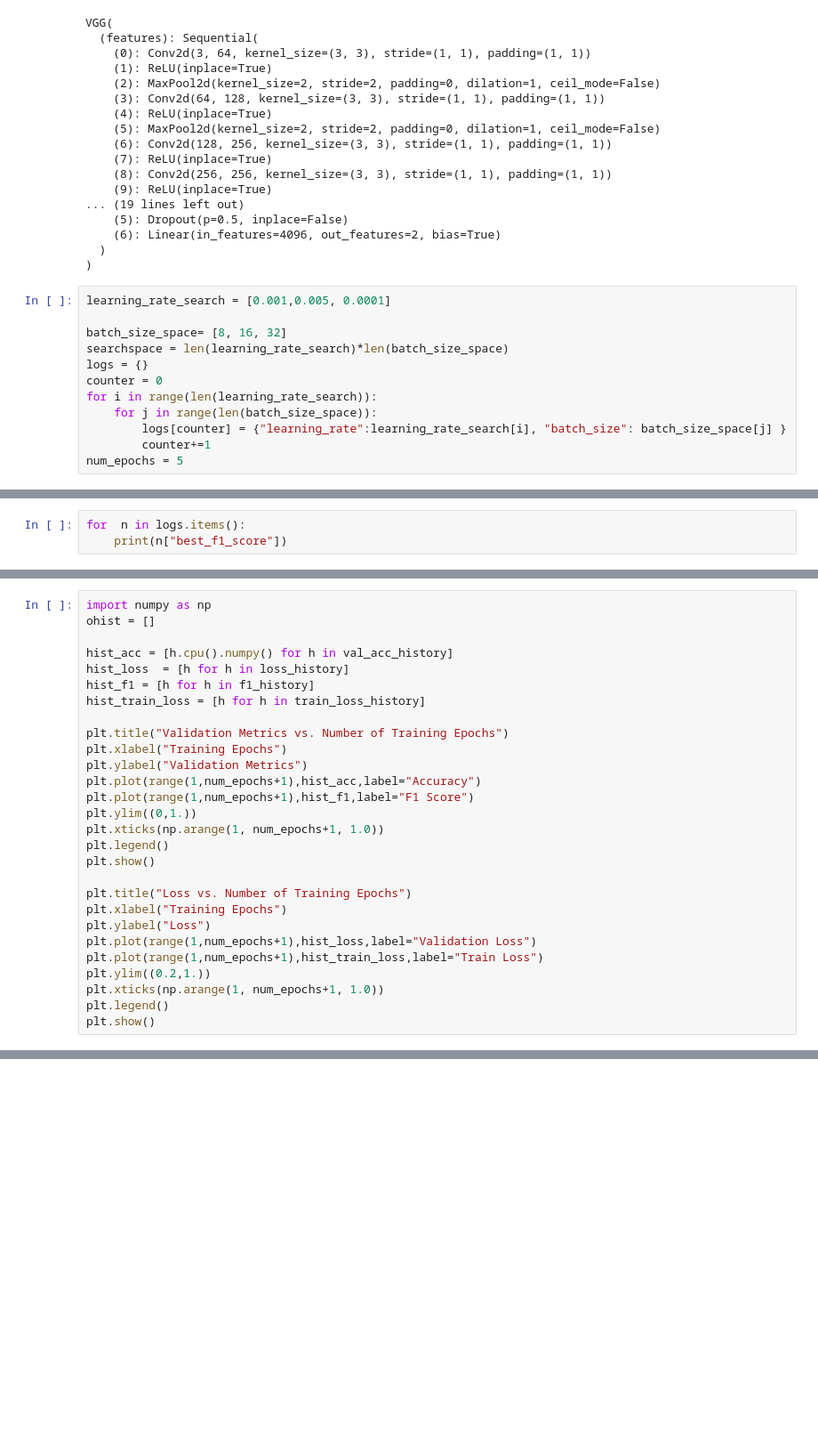
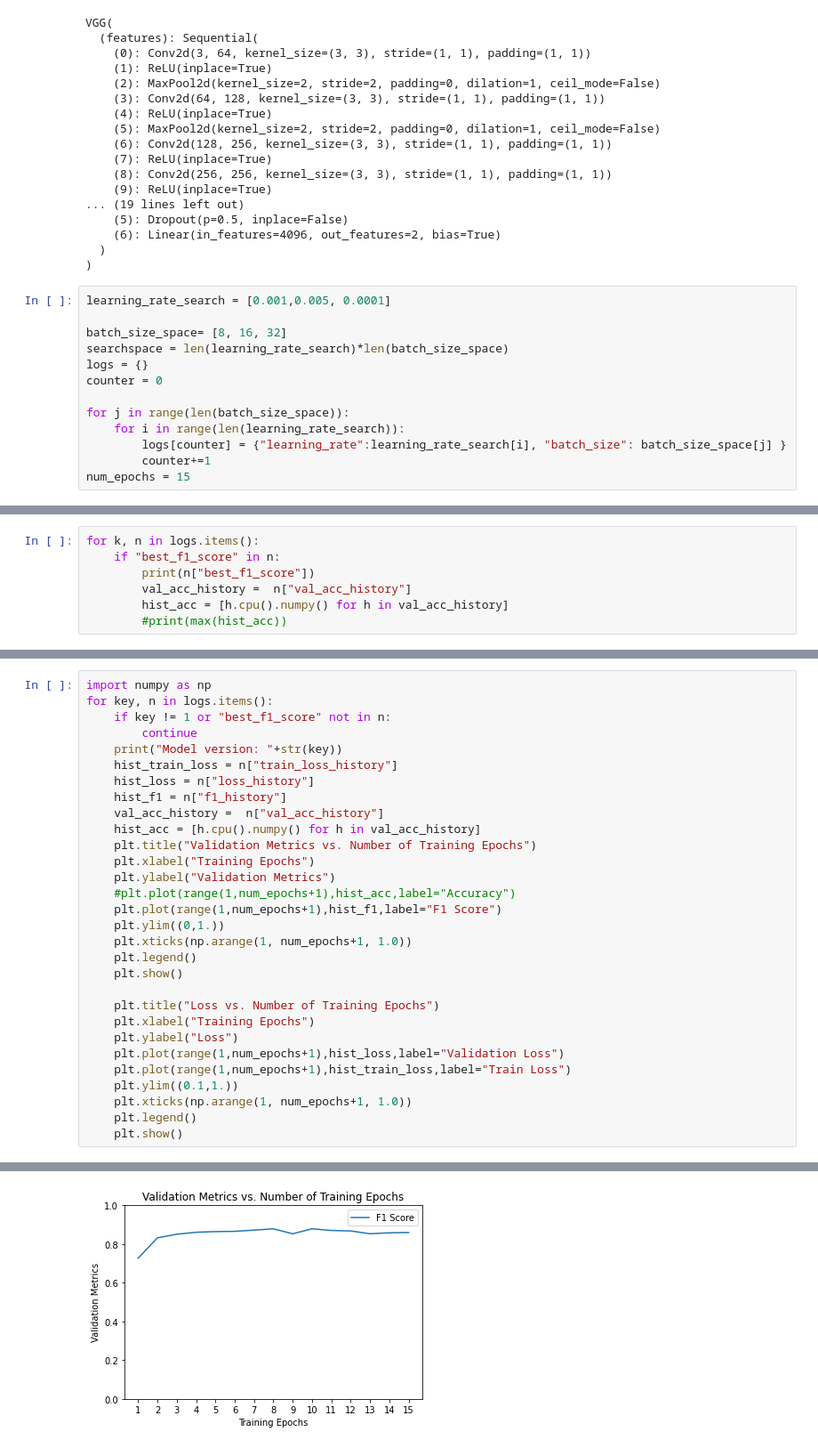
Before and after one commit to jkabalar/covid_classifier, a Jupyter notebook: train.ipynb, the cells around one changed output, grey strips where cells are left out. Shown at 89% size. Saved outputs shown, nothing was run; the diff lists cells and outputs as text; blank space fills up the shorter version.

Commit message:
Add visualization of prediction

```diff
--- a/train.ipynb
+++ b/train.ipynb
@@ -175,11 +174,12 @@ batch_size_space= [8, 16, 32]
 searchspace = len(learning_rate_search)*len(batch_size_space)
 logs = {}
 counter = 0
-for i in range(len(learning_rate_search)):
-    for j in range(len(batch_size_space)):
+
+for j in range(len(batch_size_space)):
+    for i in range(len(learning_rate_search)):
         logs[counter] = {"learning_rate":learning_rate_search[i], "batch_size": batch_size_space[j] }
         counter+=1
-num_epochs = 5
+num_epochs = 15
 # %%
 for key, n in logs.items():
     learning_rate = n["learning_rate"]
@@ -209,3 +250,7 @@ Epoch 0/4
 # %%
-for  n in logs.items():
-    print(n["best_f1_score"])
+for k, n in logs.items():
+    if "best_f1_score" in n:
+        print(n["best_f1_score"])
+        val_acc_history =  n["val_acc_history"]
+        hist_acc = [h.cpu().numpy() for h in val_acc_history]
+        #print(max(hist_acc))
@@ -212,28 +261,31 @@ for  n in logs.items():
 # %%
 import numpy as np
-ohist = []
+for key, n in logs.items():
+    if key != 1 or "best_f1_score" not in n:
+        continue
+    print("Model version: "+str(key))
+    hist_train_loss = n["train_loss_history"]
+    hist_loss = n["loss_history"]
+    hist_f1 = n["f1_history"]
+    val_acc_history =  n["val_acc_history"]
+    hist_acc = [h.cpu().numpy() for h in val_acc_history]
+    plt.title("Validation Metrics vs. Number of Training Epochs")
+    plt.xlabel("Training Epochs")
+    plt.ylabel("Validation Metrics")
+    #plt.plot(range(1,num_epochs+1),hist_acc,label="Accuracy")
+    plt.plot(range(1,num_epochs+1),hist_f1,label="F1 Score")
+    plt.ylim((0,1.))
+    plt.xticks(np.arange(1, num_epochs+1, 1.0))
+    plt.legend()
+    plt.show()
 
-hist_acc = [h.cpu().numpy() for h in val_acc_history]
-hist_loss  = [h for h in loss_history]
-hist_f1 = [h for h in f1_history]
-hist_train_loss = [h for h in train_loss_history]
-
-plt.title("Validation Metrics vs. Number of Training Epochs")
-plt.xlabel("Training Epochs")
-plt.ylabel("Validation Metrics")
-plt.plot(range(1,num_epochs+1),hist_acc,label="Accuracy")
-plt.plot(range(1,num_epochs+1),hist_f1,label="F1 Score")
-plt.ylim((0,1.))
-plt.xticks(np.arange(1, num_epochs+1, 1.0))
-plt.legend()
-plt.show()
-
-plt.title("Loss vs. Number of Training Epochs")
-plt.xlabel("Training Epochs")
-plt.ylabel("Loss")
-plt.plot(range(1,num_epochs+1),hist_loss,label="Validation Loss")
-plt.plot(range(1,num_epochs+1),hist_train_loss,label="Train Loss")
-plt.ylim((0.2,1.))
-plt.xticks(np.arange(1, num_epochs+1, 1.0))
-plt.legend()
-plt.show()
+    plt.title("Loss vs. Number of Training Epochs")
+    plt.xlabel("Training Epochs")
+    plt.ylabel("Loss")
+    plt.plot(range(1,num_epochs+1),hist_loss,label="Validation Loss")
+    plt.plot(range(1,num_epochs+1),hist_train_loss,label="Train Loss")
+    plt.ylim((0.1,1.))
+    plt.xticks(np.arange(1, num_epochs+1, 1.0))
+    plt.legend()
+    plt.show()
+# %% [output]
@@ -239,0 +293 @@ plt.show()
+[figure, added]
```
Also changed, not shown: parts of 15 cells of this notebook, 1 other file.
